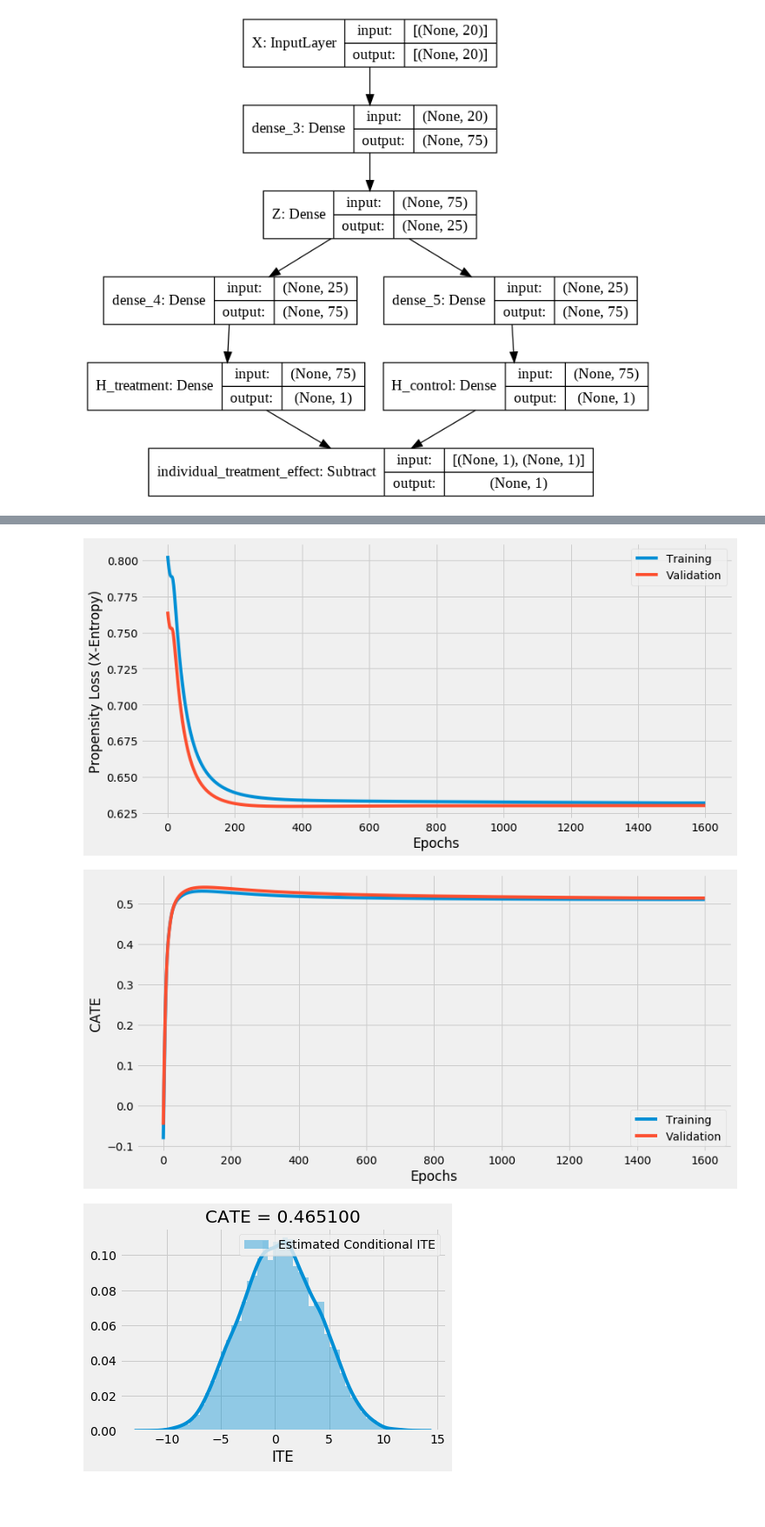
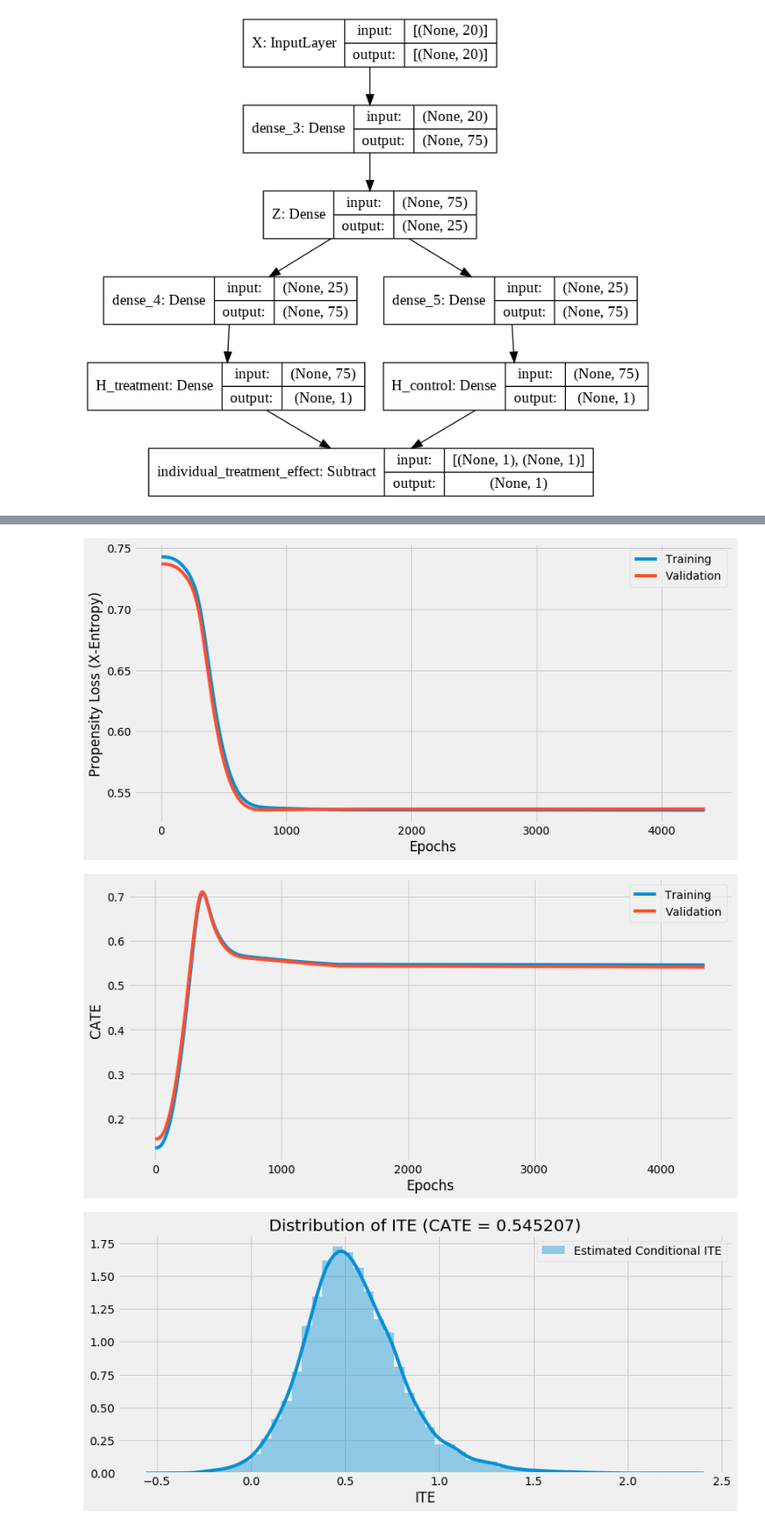
Before and after one commit to arose13/Notebooks, a Jupyter notebook: Causal Neural Networks - Conditional Average Treatment Effect (CATE).ipynb, the cells around one changed output, grey strips where cells are left out. Shown at 87% size. Saved outputs shown, nothing was run; the diff lists cells and outputs as text; code cells hidden in the pictures; blank space fills up the shorter version.

```diff
--- a/Causal Neural Networks - Conditional Average Treatment Effect (CATE).ipynb
+++ b/Causal Neural Networks - Conditional Average Treatment Effect (CATE).ipynb
@@ -374,7 +371,7 @@ class JointCATEModel:
             print(self.trainable_model.summary())
 
         self.trainable_model.compile(
-            optimizer=k.optimizers.SGD(),
+            optimizer=RAdam(total_steps=10000, warmup_proportion=0.1, min_lr=1e-5), #k.optimizers.SGD(),
             loss=create_causal_regression_loss(self.output_dim),
             metrics=[
                 treatment_accuracy,
@@ -390,15 +387,15 @@ class JointCATEModel:
             validation_split=validation_split,
             callbacks=[
                 k.callbacks.EarlyStopping('val_loss', patience=50),
-                k.callbacks.ReduceLROnPlateau('val_loss', factor=0.5, patience=10, min_lr=1e-6, verbose=verbose),
+                k.callbacks.ReduceLROnPlateau('val_loss', factor=0.5, patience=10, min_lr=1e-5, verbose=verbose),
                 k.callbacks.TerminateOnNaN(),
                 k.callbacks.ModelCheckpoint(model_path, save_best_only=True)
             ],
-            verbose=int(verbose)-1
+            verbose=max(0, int(verbose)-1)
         )
 
     def compute_cate(self, x):
-        return self.treatment_model.predict(x).mean()
+        return self.treatment_effect_model.predict(x).mean()
 
     def plot_performance(self):
         import matplotlib.pyplot as graph
@@ -444,7 +441,7 @@ class JointCATEModel:
         graph.show()
 # %%
 # %%time
-cmodel = JointCATEModel(x, y, treatment_labels, verbose=2)
+cmodel = JointCATEModel(x, y, treatment_labels, verbose=True)
 # %% [output]
 Model: "model_4"
 __________________________________________________________________________________________________
@@ -478,8 +475,9 @@ cmodel.plot_performance()
 
 cmodel.plot_cate()
 
-graph.title(f'CATE = {cmodel.compute_cate(x):2f}')
-sns.distplot(cmodel.treatment_model.predict(x), label='Estimated Conditional ITE')
+graph.figure(figsize=(12, 5))
+graph.title(f'Distribution of ITE (CATE = {cmodel.compute_cate(x):2f})')
+sns.distplot(cmodel.treatment_effect_model.predict(x), label='Estimated Conditional ITE')
 graph.xlabel('ITE')
 graph.legend()
 graph.show()
@@ -489,3 +487,3 @@ graph.show()
-[figure, old version]
+[figure, new version]
-[figure, old version]
+[figure, new version]
-[figure, old version]
+[figure, new version]
```
Also changed, not shown: parts of 9 cells of this notebook.
